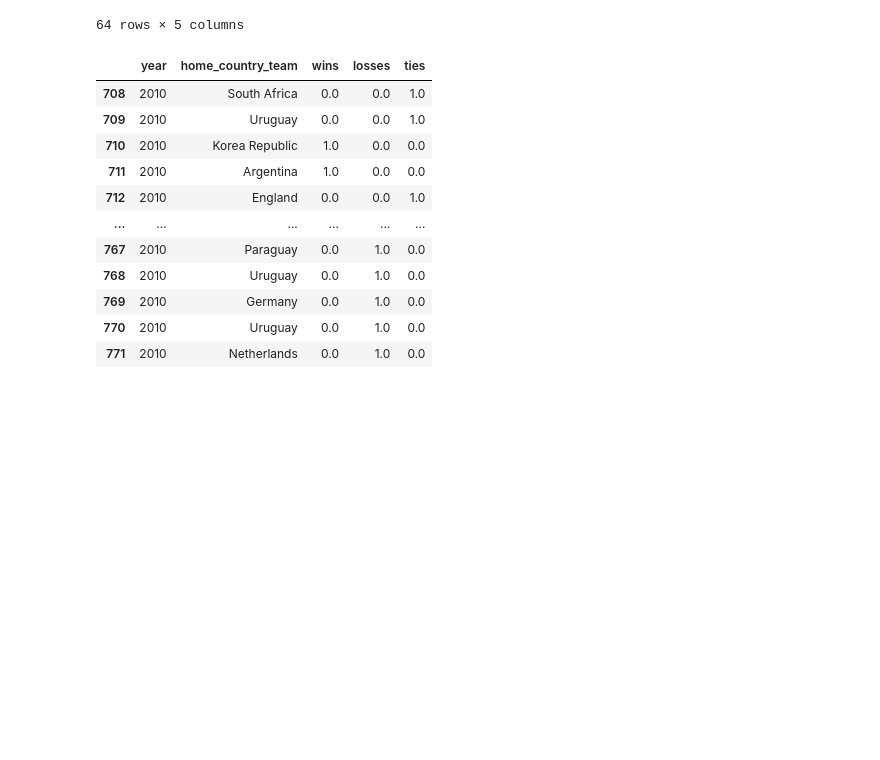
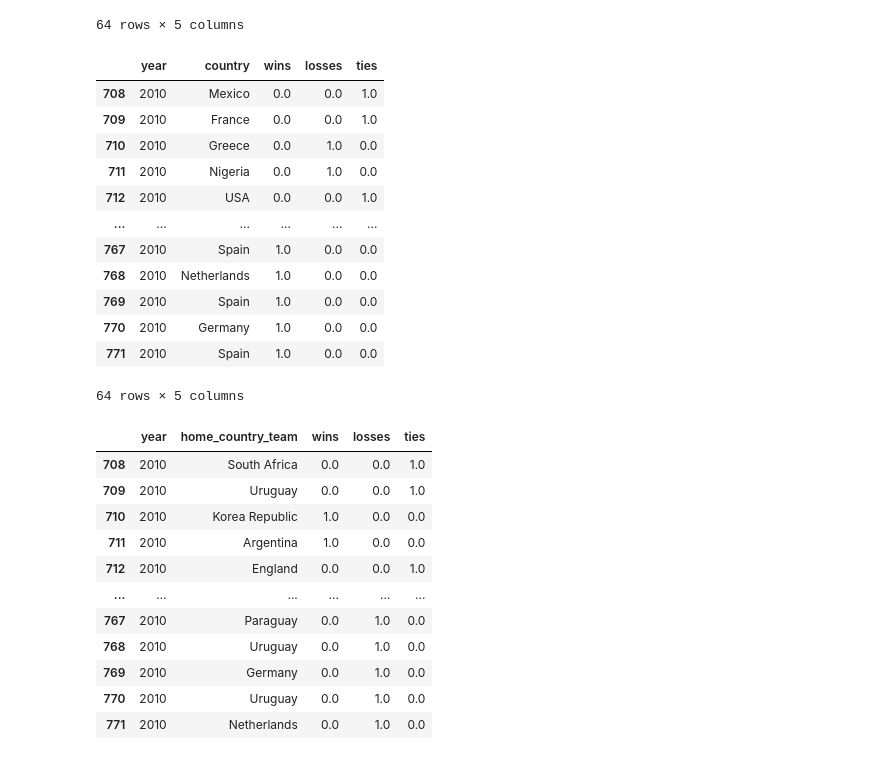
Before and after one commit to melissamemel/ETL_Project, a Jupyter notebook: worldcup_stagner.ipynb, the cells around one changed output. Saved outputs shown, nothing was run; the diff lists cells and outputs as text; code cells hidden in the pictures; blank space fills up the shorter version.

```diff
--- a/worldcup_stagner.ipynb
+++ b/worldcup_stagner.ipynb
@@ -206,6 +206,23 @@ df_test_away
 | 770 | 2010 | Germany | 1.0 | 0.0 | 0.0 |
 | 771 | 2010 | Spain | 1.0 | 0.0 | 0.0 |
 64 rows × 5 columns
+# %%
+df_test_away = df_test_away.rename(columns={"away_country_team":"country"})
+df_test_away
+# %% [output]
+|  | year | country | wins | losses | ties |
+| 708 | 2010 | Mexico | 0.0 | 0.0 | 1.0 |
+| 709 | 2010 | France | 0.0 | 0.0 | 1.0 |
+| 710 | 2010 | Greece | 0.0 | 1.0 | 0.0 |
+| 711 | 2010 | Nigeria | 0.0 | 1.0 | 0.0 |
+| 712 | 2010 | USA | 0.0 | 0.0 | 1.0 |
+| ... | ... | ... | ... | ... | ... |
+| 767 | 2010 | Spain | 1.0 | 0.0 | 0.0 |
+| 768 | 2010 | Netherlands | 1.0 | 0.0 | 0.0 |
+| 769 | 2010 | Spain | 1.0 | 0.0 | 0.0 |
+| 770 | 2010 | Germany | 1.0 | 0.0 | 0.0 |
+| 771 | 2010 | Spain | 1.0 | 0.0 | 0.0 |
+64 rows × 5 columns
 # %%
 df_test_home
 # %% [output]
```
Also changed, not shown: parts of 5 cells of this notebook.
